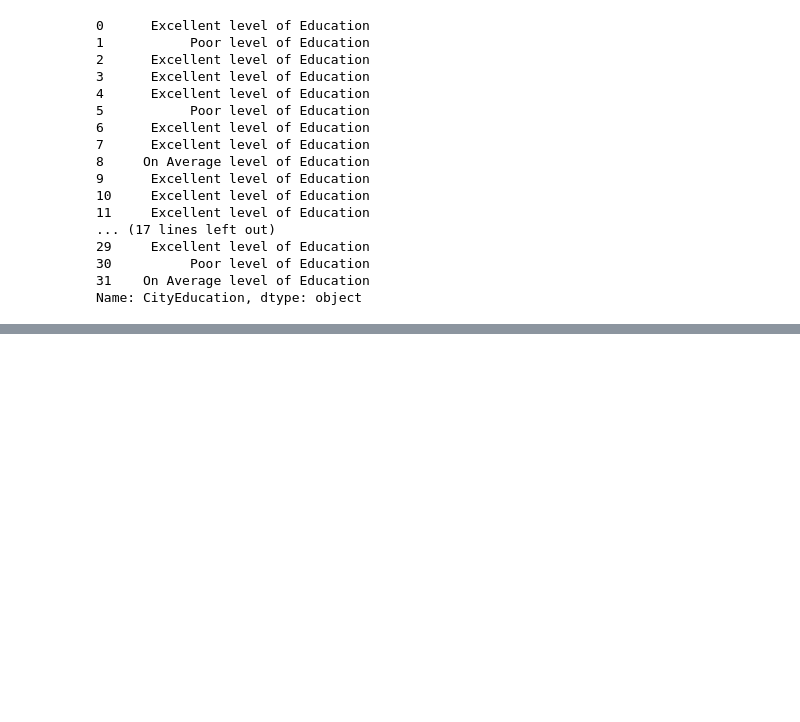
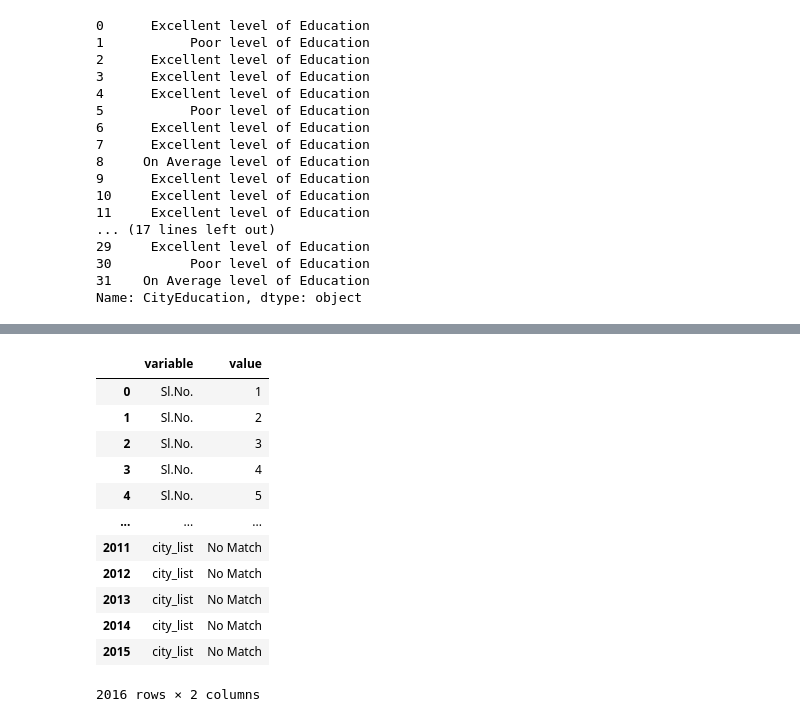
Before and after one commit to jyotithakur5357836-netizen/EDU_CRM_ANALYSIS, a Jupyter notebook: main.ipynb, the cells around one changed output, grey strips where cells are left out. Saved outputs shown, nothing was run; the diff lists cells and outputs as text; code cells hidden in the pictures; blank space fills up the shorter version.

```diff
--- a/main.ipynb
+++ b/main.ipynb
@@ -339,0 +358,17 @@ final_df['city_list']
+# %%
+#reshaping data change layout
+pd.melt(final_df)
+# %% [output]
+|  | variable | value |
+| 0 | Sl.No. | 1 |
+| 1 | Sl.No. | 2 |
+| 2 | Sl.No. | 3 |
+| 3 | Sl.No. | 4 |
+| 4 | Sl.No. | 5 |
+| ... | ... | ... |
+| 2011 | city_list | No Match |
+| 2012 | city_list | No Match |
+| 2013 | city_list | No Match |
+| 2014 | city_list | No Match |
+| 2015 | city_list | No Match |
+2016 rows × 2 columns
```
Also changed, not shown: parts of 7 cells of this notebook.
